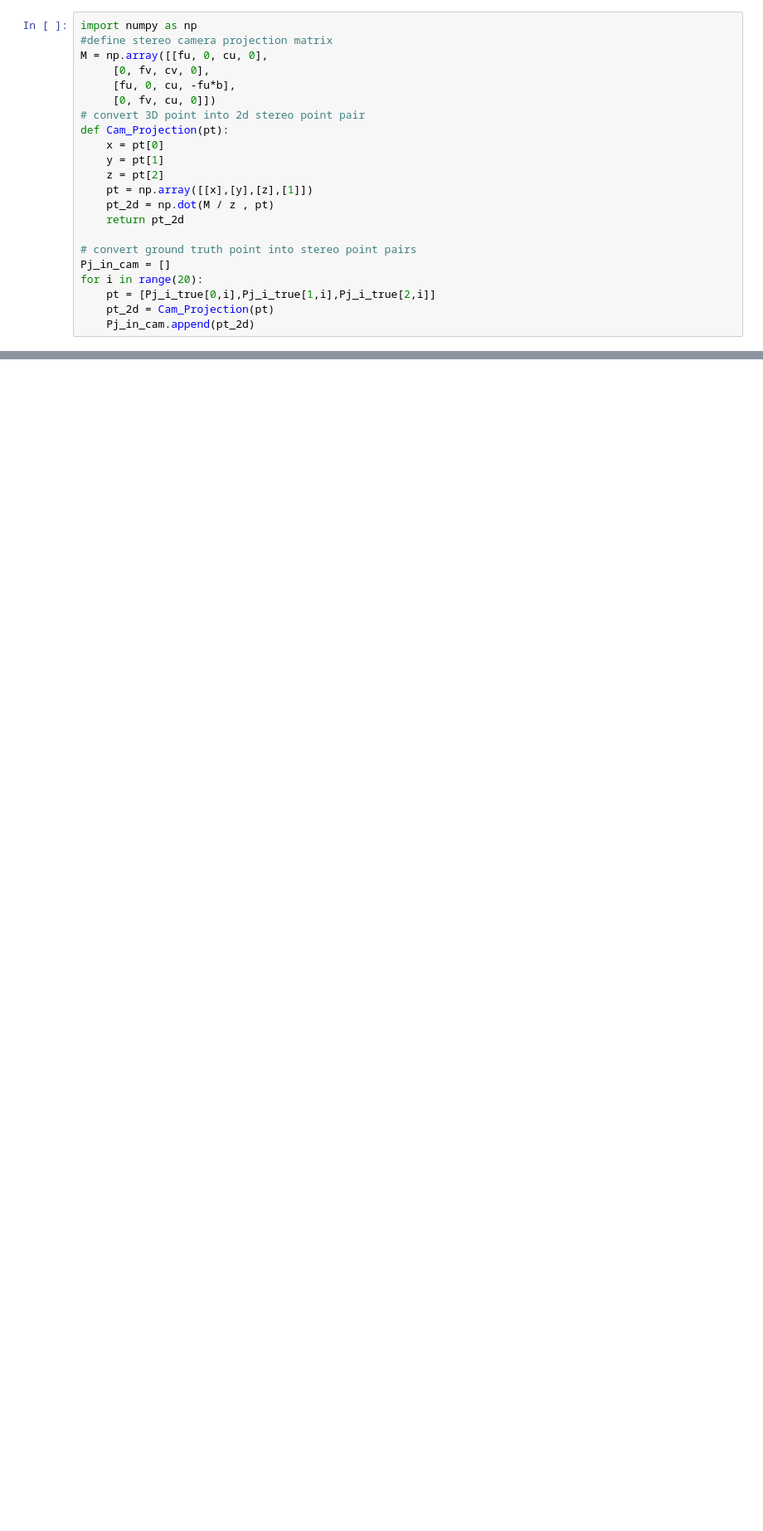
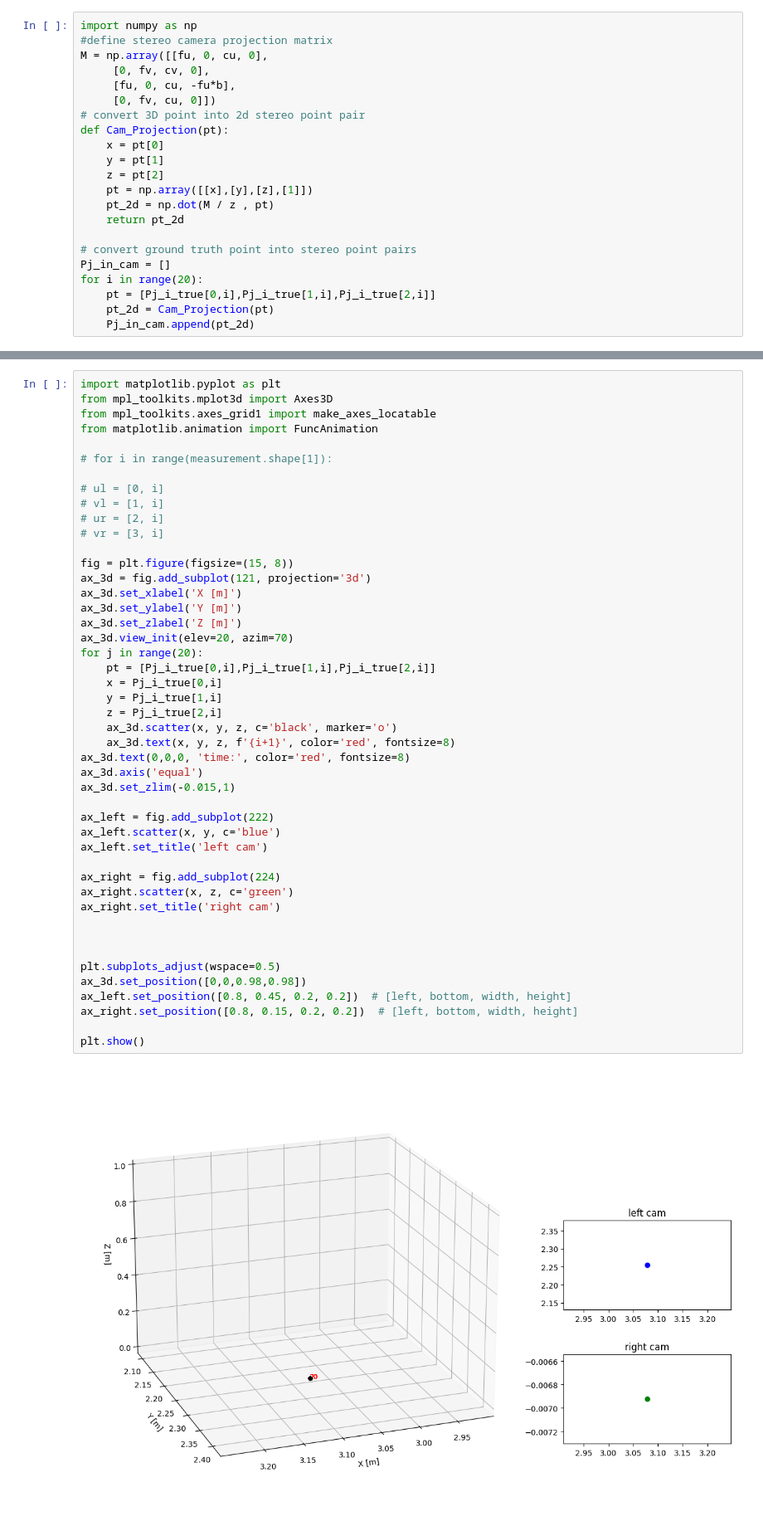
Before and after one commit to kleinerbaerisstkuchen/ser, a Jupyter notebook: exe4/visualize.ipynb, the cells around one changed output, grey strips where cells are left out. Shown at 83% size. Saved outputs shown, nothing was run; the diff lists cells and outputs as text; blank space fills up the shorter version.

```diff
--- a/exe4/visualize.ipynb
+++ b/exe4/visualize.ipynb
@@ -76,0 +41,48 @@ print("视频已保存为 'point_motion.mp4'")
+# %%
+import matplotlib.pyplot as plt
+from mpl_toolkits.mplot3d import Axes3D
+from mpl_toolkits.axes_grid1 import make_axes_locatable
+from matplotlib.animation import FuncAnimation
+
+# for i in range(measurement.shape[1]):
+
+# ul = [0, i]
+# vl = [1, i]
+# ur = [2, i]
+# vr = [3, i]
+
+fig = plt.figure(figsize=(15, 8))
+ax_3d = fig.add_subplot(121, projection='3d')
+ax_3d.set_xlabel('X [m]')
+ax_3d.set_ylabel('Y [m]')
+ax_3d.set_zlabel('Z [m]')
+ax_3d.view_init(elev=20, azim=70)
+for j in range(20):
+    pt = [Pj_i_true[0,i],Pj_i_true[1,i],Pj_i_true[2,i]]
+    x = Pj_i_true[0,i]
+    y = Pj_i_true[1,i]
+    z = Pj_i_true[2,i]
+    ax_3d.scatter(x, y, z, c='black', marker='o')
+    ax_3d.text(x, y, z, f'{i+1}', color='red', fontsize=8)
+ax_3d.text(0,0,0, 'time:', color='red', fontsize=8)
+ax_3d.axis('equal')
+ax_3d.set_zlim(-0.015,1)
+
+ax_left = fig.add_subplot(222)
+ax_left.scatter(x, y, c='blue')
+ax_left.set_title('left cam')
+
+ax_right = fig.add_subplot(224)
+ax_right.scatter(x, z, c='green')
+ax_right.set_title('right cam')
+
+
+
+plt.subplots_adjust(wspace=0.5)
+ax_3d.set_position([0,0,0.98,0.98])
+ax_left.set_position([0.8, 0.45, 0.2, 0.2])  # [left, bottom, width, height]
+ax_right.set_position([0.8, 0.15, 0.2, 0.2])  # [left, bottom, width, height]
+
+plt.show()
+# %% [output]
+[figure, added]
```
Also changed, not shown: parts of 5 cells of this notebook.
